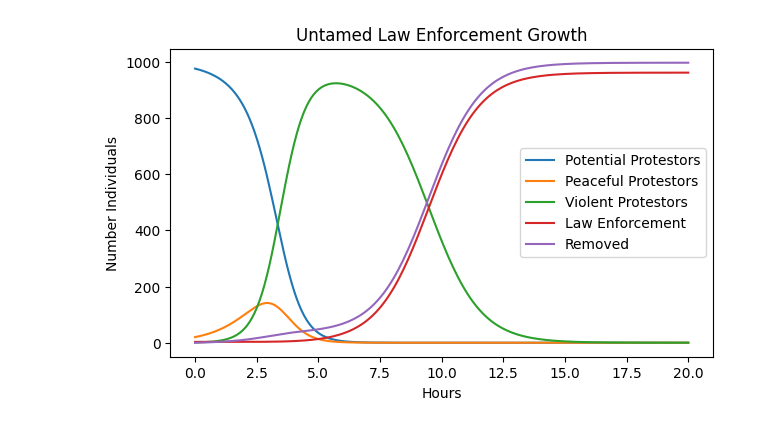
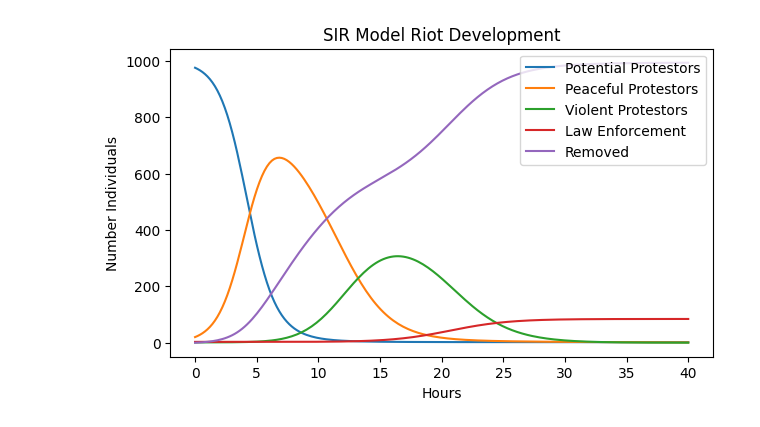
Before and after one commit to fletchmur/riot-modeling, a Jupyter notebook: model_2.ipynb, the cells around one changed output. Saved outputs shown, nothing was run; the diff lists cells and outputs as text; code cells hidden in the pictures.

Commit message:
updated figures and saved correct parameters

```diff
--- a/model_2.ipynb
+++ b/model_2.ipynb
@@ -59,7 +59,7 @@ class BaseRiotModel:
         plt.xlabel("Hours")
         plt.ylabel("Number Individuals")
         plt.title(title)
-        plt.legend()
+        plt.legend(loc="upper right")
         plt.show()
 # %%
 init_pop = {
@@ -73,20 +73,20 @@ init_pop = {
 
 infection_rates = {
     "alpha_0": 1,
-    "alpha_1": 2,
+    "alpha_1": 0.1,
     "beta_0": 0.1,
-    "beta_1": 2,
+    "beta_1": 1,
 }
 
 law_enforcement_params = {
-    "phi": 1,
+    "phi": 5,
     "eps": 1,
 }
 
 params = init_pop | infection_rates | law_enforcement_params
 # %%
-riot = BaseRiotModel(t0=0, tf=20, resolution=200, **params)
+riot = BaseRiotModel(t0=0, tf=40, resolution=200, **params)
 sol = riot.solve()
-riot.plot(sol, title="Untamed Law Enforcement Growth")
+riot.plot(sol)
 # %% [output]
-[figure, old version]
+[figure, new version]
```
Also changed, not shown: 4 other files.
